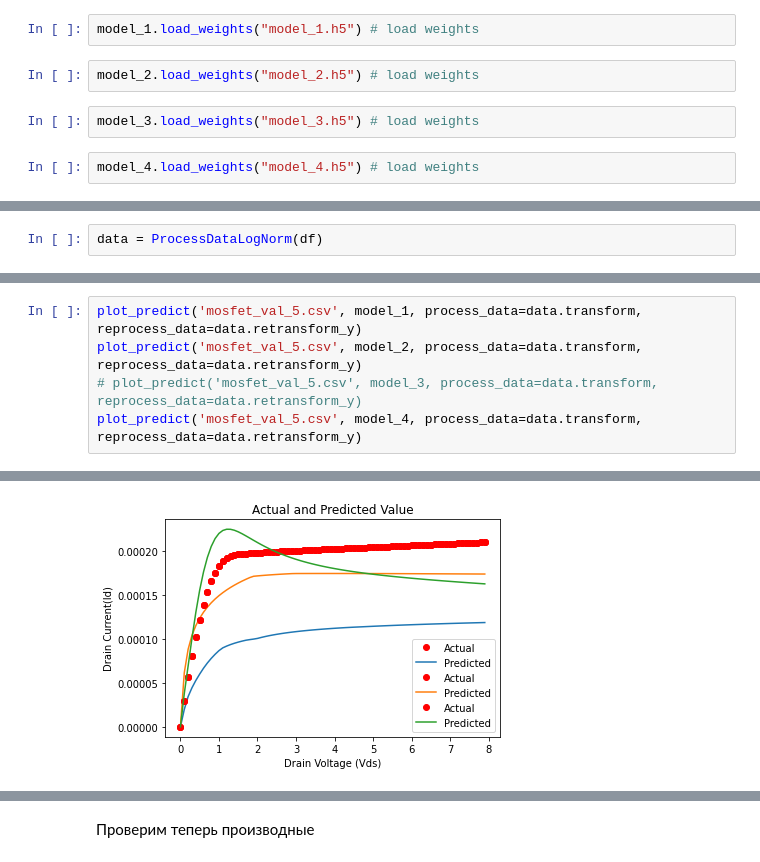
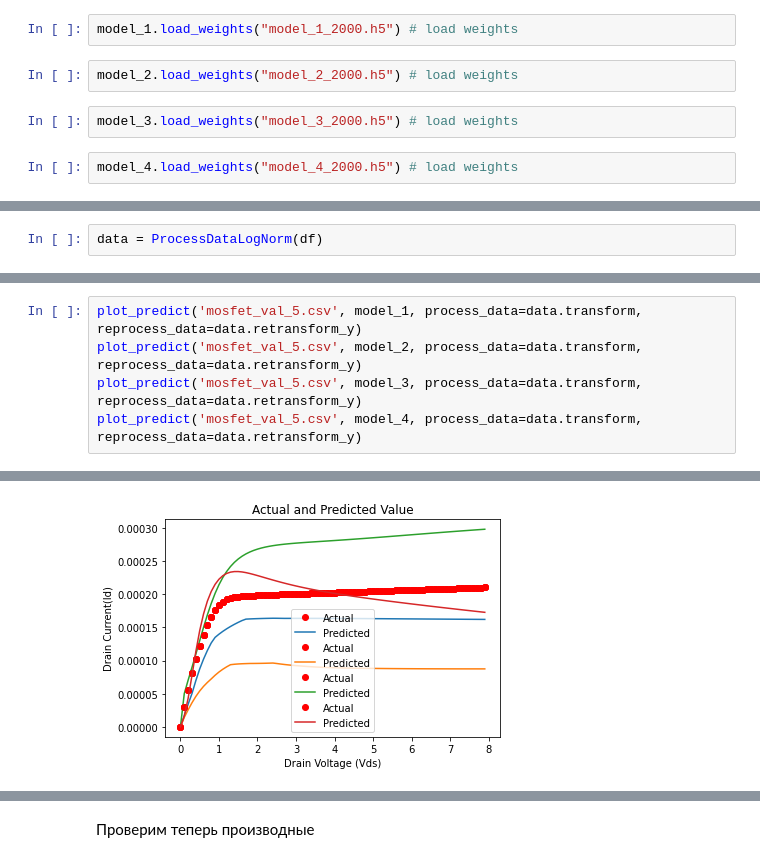
Before and after one commit to Larionov-Semyon/mosfet, a Jupyter notebook: model 06.10/mos_nn_v4.ipynb, the cells around one changed output, grey strips where cells are left out. Cells and saved outputs as stored; diff of their text form.

```diff
--- a/model 06.10/mos_nn_v4.ipynb
+++ b/model 06.10/mos_nn_v4.ipynb
@@ -1593,13 +1593,13 @@ model_4.save("model_4.h5") # save weights
 # %% [markdown]
 Загрузим веса из файла (по необходимости)
 # %%
-model_1.load_weights("model_1.h5") # load weights
+model_1.load_weights("model_1_2000.h5") # load weights
 # %%
-model_2.load_weights("model_2.h5") # load weights
+model_2.load_weights("model_2_2000.h5") # load weights
 # %%
-model_3.load_weights("model_3.h5") # load weights
+model_3.load_weights("model_3_2000.h5") # load weights
 # %%
-model_4.load_weights("model_4.h5") # load weights
+model_4.load_weights("model_4_2000.h5") # load weights
 # %% [markdown]
 ### **Построим графики loss моделей**
 # %%
@@ -1772,6 +1785,6 @@ MEAN value:  3.1843927403919354e-07 mae: 0.0005260242162125751
 # %%
 plot_predict('mosfet_val_5.csv', model_1, process_data=data.transform, reprocess_data=data.retransform_y)
 plot_predict('mosfet_val_5.csv', model_2, process_data=data.transform, reprocess_data=data.retransform_y)
-# plot_predict('mosfet_val_5.csv', model_3, process_data=data.transform, reprocess_data=data.retransform_y)
+plot_predict('mosfet_val_5.csv', model_3, process_data=data.transform, reprocess_data=data.retransform_y)
 plot_predict('mosfet_val_5.csv', model_4, process_data=data.transform, reprocess_data=data.retransform_y)
 # %% [output]
@@ -1790,3 +1811,3 @@ MEAN value:  3.783871433050166e-08 mae: 0.00019059467976069889
-[figure, old version]
+[figure, new version]
 # %%
 plot_predict('mosfet_val_6.csv', model_1, process_data=data.transform, reprocess_data=data.retransform_y)
```
Also changed, not shown: parts of 52 cells of this notebook, 24 other files.
